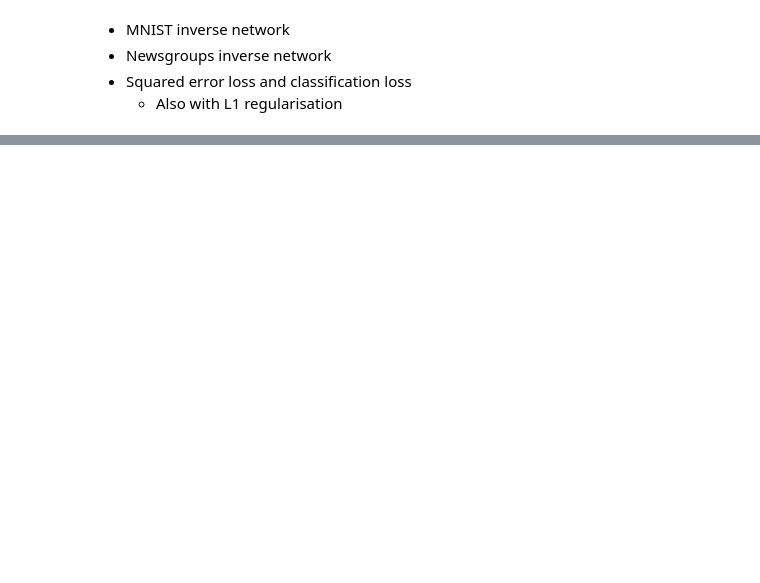
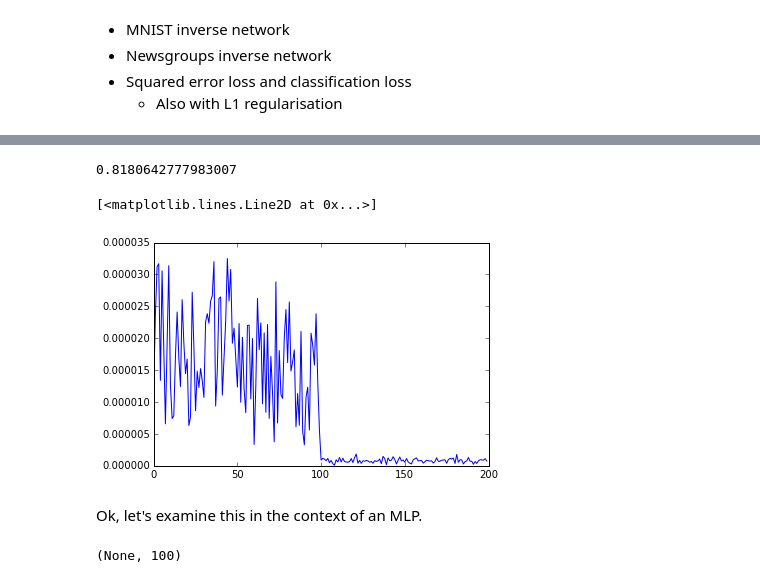
Before and after one commit to christopher-beckham/msc, a Jupyter notebook: notebooks/autoencoders_for_feature_rankings.ipynb, the cells around one changed output, grey strips where cells are left out. Drawn from its saved outputs; the diff is of its cells as text; code cells hidden in the pictures; blank space fills up the shorter version.

```diff
--- a/notebooks/autoencoders_for_feature_rankings.ipynb
+++ b/notebooks/autoencoders_for_feature_rankings.ipynb
@@ -152,0 +68,2 @@ plt.plot( np.mean(np.abs(grads_for_xt9),axis=0).flatten() )
+# %%
+mlp1 = simple_mlp(X_total, y_total, lamb=1e-4)
@@ -152,0 +76,19 @@ plt.plot( np.mean(np.abs(grads_for_xt9),axis=0).flatten() )
+# %%
+def train_net(X_train, y_train, train_fn, num_epochs, batch_size, shuffle=True):
+    idxs = [x for x in range(0, X_train.shape[0])]
+    Xt, yt = X_train, y_train
+    for epoch in range(0, num_epochs):
+        if shuffle:
+            random.shuffle(idxs)
+            Xt = X_train[idxs]
+            yt = y_train[idxs]
+        b = 0
+        losses = []
+        while True:
+            if b*batch_size >= Xt.shape[0]:
+                break
+            this_loss = train_fn(
+                Xt[b*batch_size : (b+1)*batch_size], yt[b*batch_size : (b+1)*batch_size])
+            losses.append(this_loss)
+            b += 1
+        print np.mean(losses)
@@ -152,0 +98,5 @@ plt.plot( np.mean(np.abs(grads_for_xt9),axis=0).flatten() )
+# %%
+def get_mean_abs_grad(X_train, y_train, x_grad_fn):
+    return np.mean(np.abs(x_grad_fn(X_train, y_train)),axis=0)
+# %%
+train_net(X_total, y_total, mlp1["train_fn"], num_epochs=200, batch_size=128, shuffle=True)
@@ -152,0 +121,11 @@ plt.plot( np.mean(np.abs(grads_for_xt9),axis=0).flatten() )
+# %%
+get_accuracy(X_total, y_total, mlp1["predict_fn"])
+# %% [output]
+0.8180642777983007
+# %%
+plt.plot( get_mean_abs_grad(X_total, y_total, mlp1["x_grad_fn"]) )
+# %% [output]
+[<matplotlib.lines.Line2D at 0x...>]
+[figure, added]
+# %% [markdown]
+Ok, let's examine this in the context of an MLP.
@@ -152,0 +168,4 @@ plt.plot( np.mean(np.abs(grads_for_xt9),axis=0).flatten() )
+# %%
+mlp2 = mlp(X_total, y_total, lamb=1e-4)
+# %% [output]
+(None, 100)
```
Also changed, not shown: parts of 41 cells of this notebook, 1 other file.
